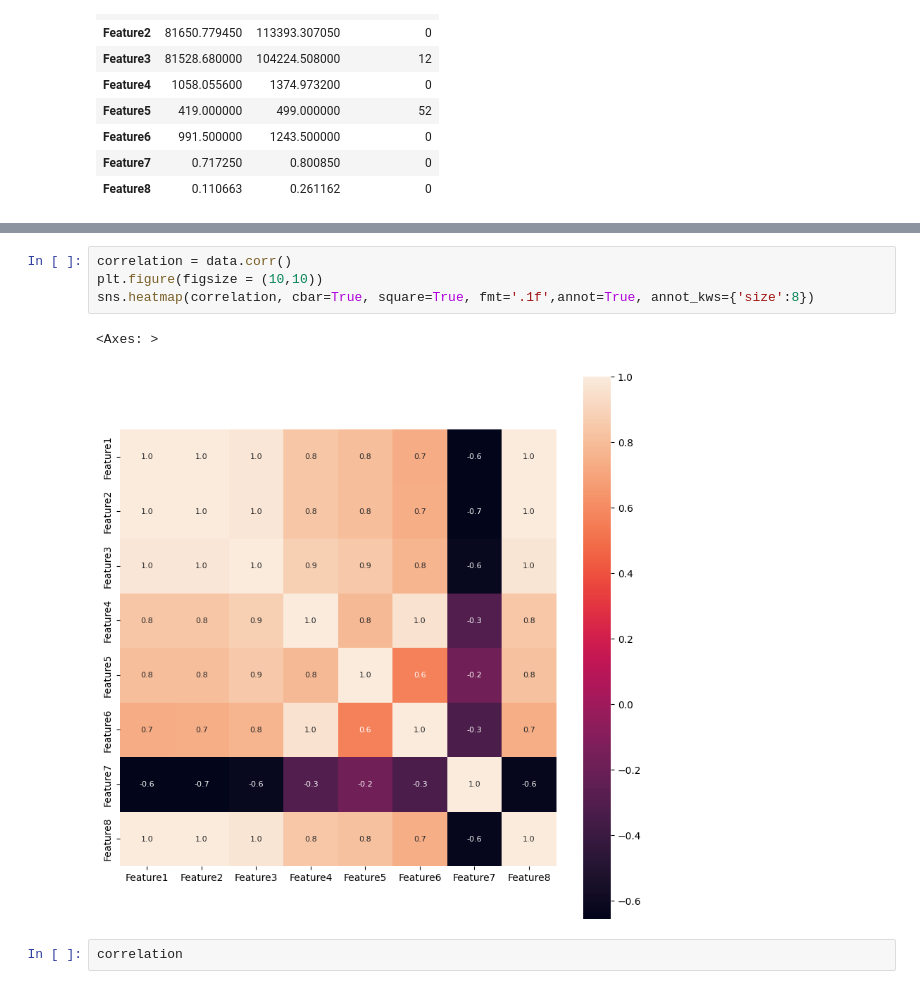
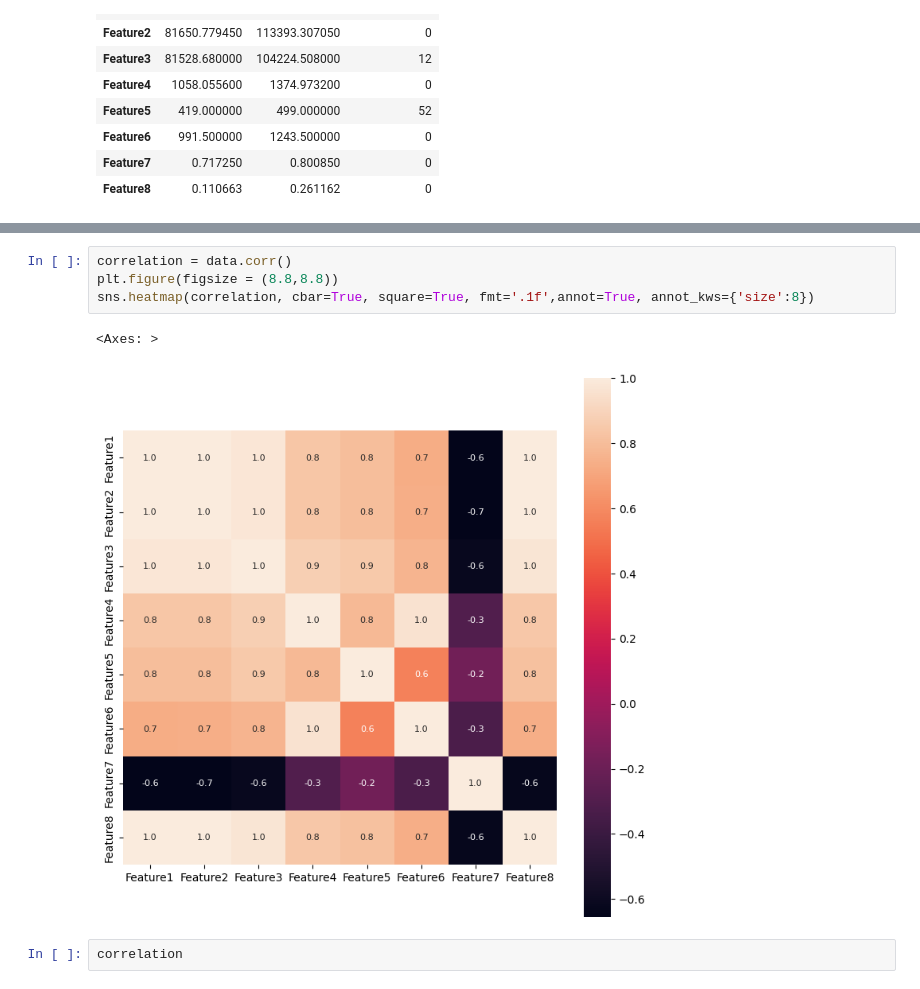
Before and after one commit to harsh125op/waterLevel, a Jupyter notebook: 5_Data_Analatics.ipynb, the cells around one changed output, grey strips where cells are left out. Drawn from its saved outputs; the diff is of its cells as text.

```diff
--- a/5_Data_Analatics.ipynb
+++ b/5_Data_Analatics.ipynb
@@ -206,10 +206,10 @@ plt.show()
 # %%
 correlation = data.corr()
-plt.figure(figsize = (10,10))
+plt.figure(figsize = (8.8,8.8))
 sns.heatmap(correlation, cbar=True, square=True, fmt='.1f',annot=True, annot_kws={'size':8})
 # %% [output]
 <Axes: >
-[figure, old version]
+[figure, new version]
 # %%
 correlation
 # %% [output]
```
Also changed, not shown: parts of 3 cells of this notebook.
